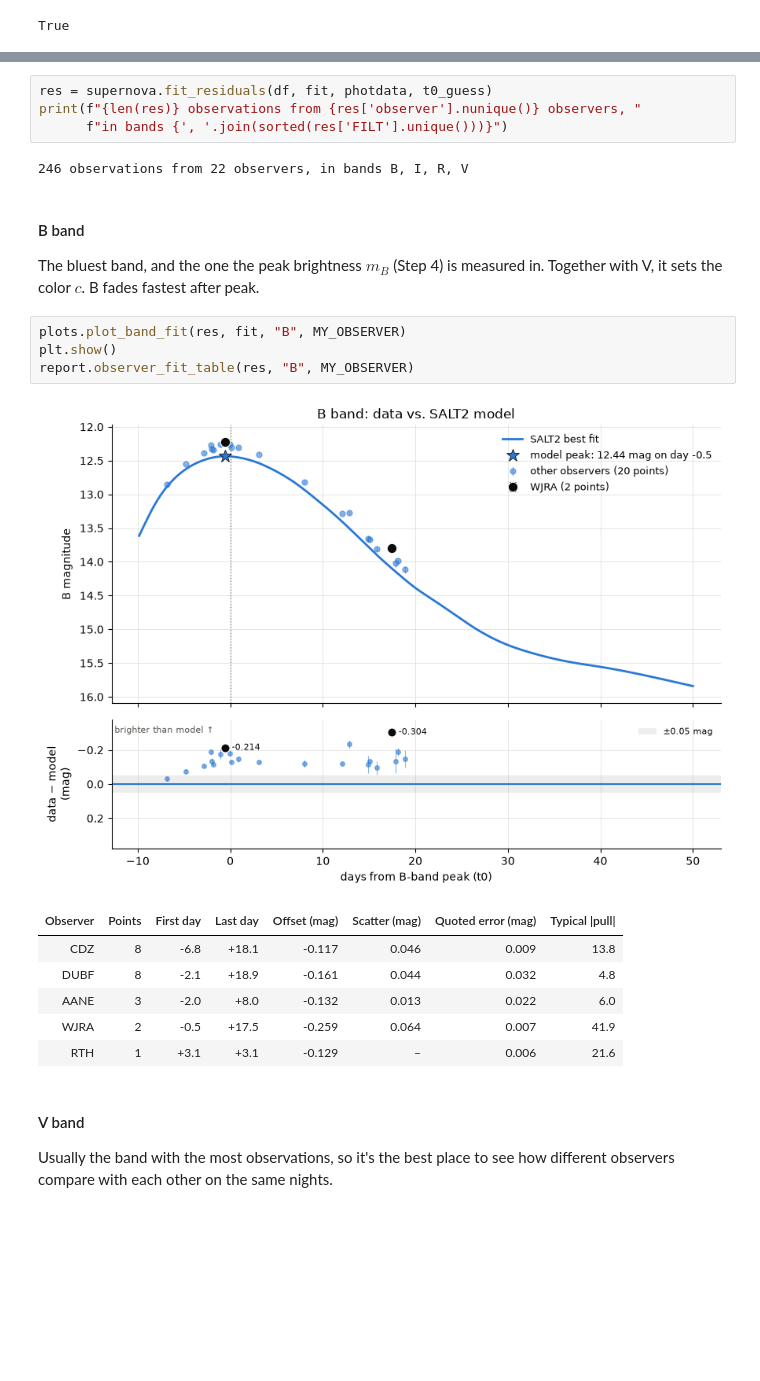
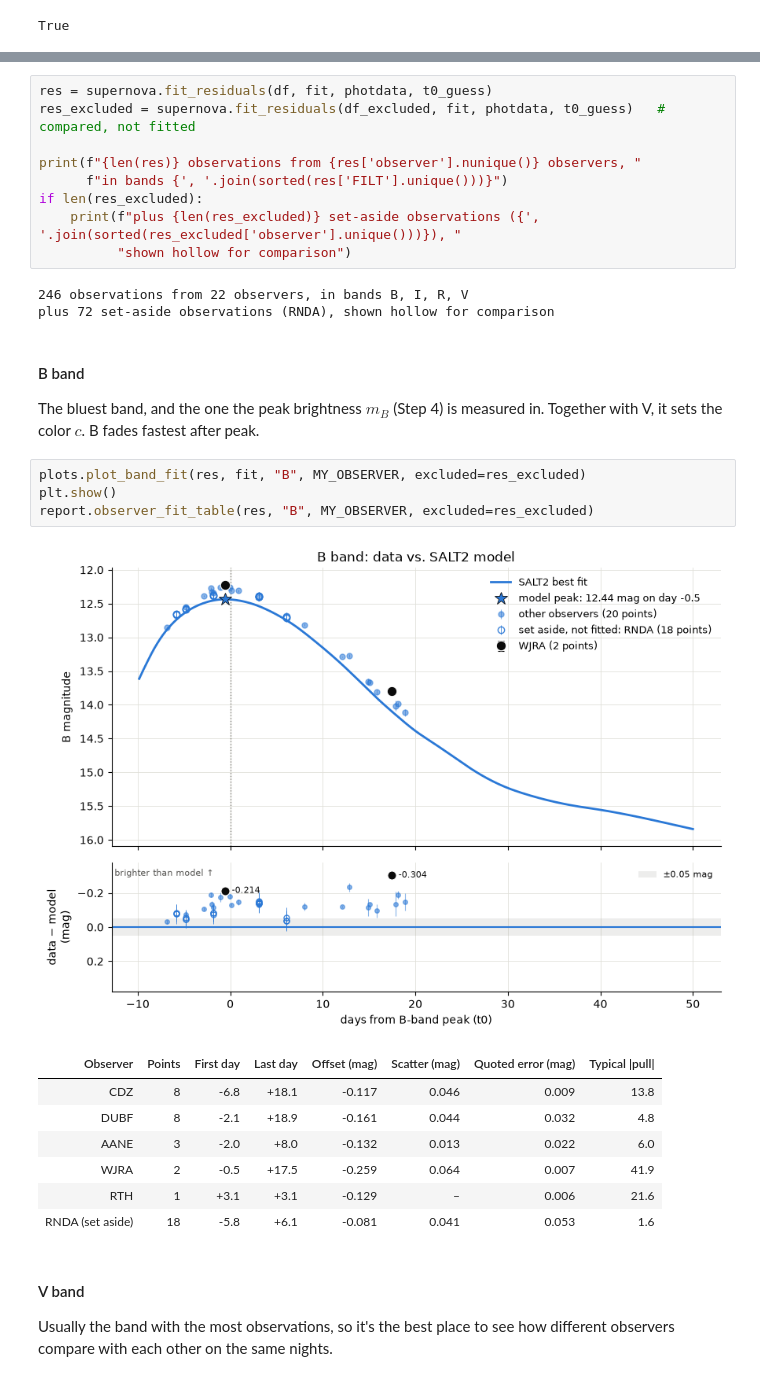
Before and after one commit to jeffrwatts/AstroNotebooks, a Jupyter notebook: sn1a_distance.ipynb, the cells around one changed output, grey strips where cells are left out. Saved outputs shown, nothing was run; the diff lists cells and outputs as text; blank space fills up the shorter version.

```diff
--- a/sn1a_distance.ipynb
+++ b/sn1a_distance.ipynb
@@ -344,27 +348,34 @@ Each band gets a plot and a table.
   smaller than their real offset from everyone else.
 # %%
 res = supernova.fit_residuals(df, fit, photdata, t0_guess)
+res_excluded = supernova.fit_residuals(df_excluded, fit, photdata, t0_guess)   # compared, not fitted
+
 print(f"{len(res)} observations from {res['observer'].nunique()} observers, "
       f"in bands {', '.join(sorted(res['FILT'].unique()))}")
+if len(res_excluded):
+    print(f"plus {len(res_excluded)} set-aside observations ({', '.join(sorted(res_excluded['observer'].unique()))}), "
+          "shown hollow for comparison")
 # %% [output]
 246 observations from 22 observers, in bands B, I, R, V
+plus 72 set-aside observations (RNDA), shown hollow for comparison
 # %% [markdown]
 #### B band
 
 The bluest band, and the one the peak brightness $m_B$ (Step 4) is measured in.
 Together with V, it sets the color $c$. B fades fastest after peak.
 # %%
-plots.plot_band_fit(res, fit, "B", MY_OBSERVER)
+plots.plot_band_fit(res, fit, "B", MY_OBSERVER, excluded=res_excluded)
 plt.show()
-report.observer_fit_table(res, "B", MY_OBSERVER)
+report.observer_fit_table(res, "B", MY_OBSERVER, excluded=res_excluded)
 # %% [output]
-[figure, old version]
+[figure, new version]
 | Observer | Points | First day | Last day | Offset (mag) | Scatter (mag) | Quoted error (mag) | Typical |pull| |
 | CDZ | 8 | -6.8 | +18.1 | -0.117 | 0.046 | 0.009 | 13.8 |
 | DUBF | 8 | -2.1 | +18.9 | -0.161 | 0.044 | 0.032 | 4.8 |
 | AANE | 3 | -2.0 | +8.0 | -0.132 | 0.013 | 0.022 | 6.0 |
 | WJRA | 2 | -0.5 | +17.5 | -0.259 | 0.064 | 0.007 | 41.9 |
 | RTH | 1 | +3.1 | +3.1 | -0.129 | – | 0.006 | 21.6 |
+| RNDA (set aside) | 18 | -5.8 | +6.1 | -0.081 | 0.041 | 0.053 | 1.6 |
 # %% [markdown]
 #### V band
 
```
Also changed, not shown: parts of 4 cells of this notebook, 3 other files.
